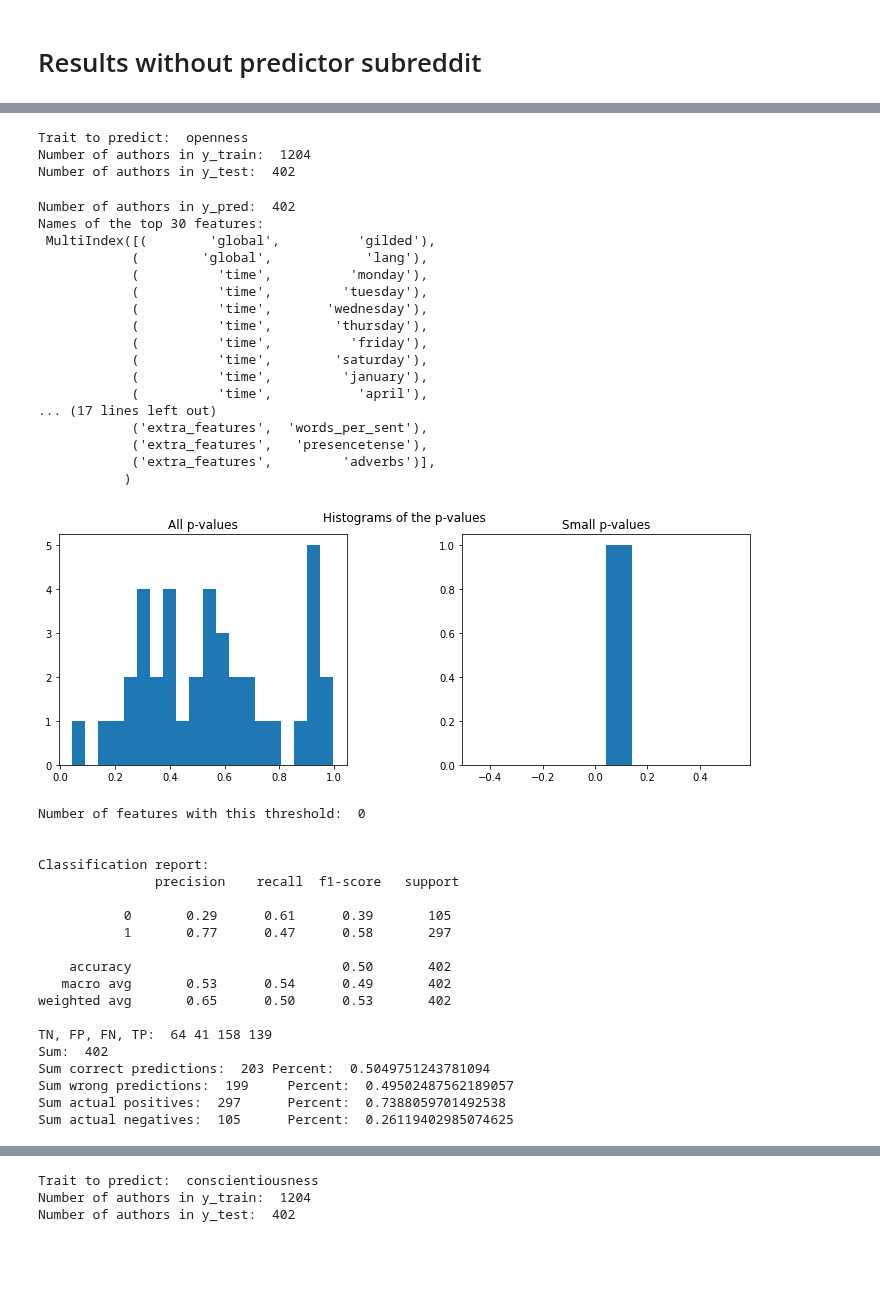
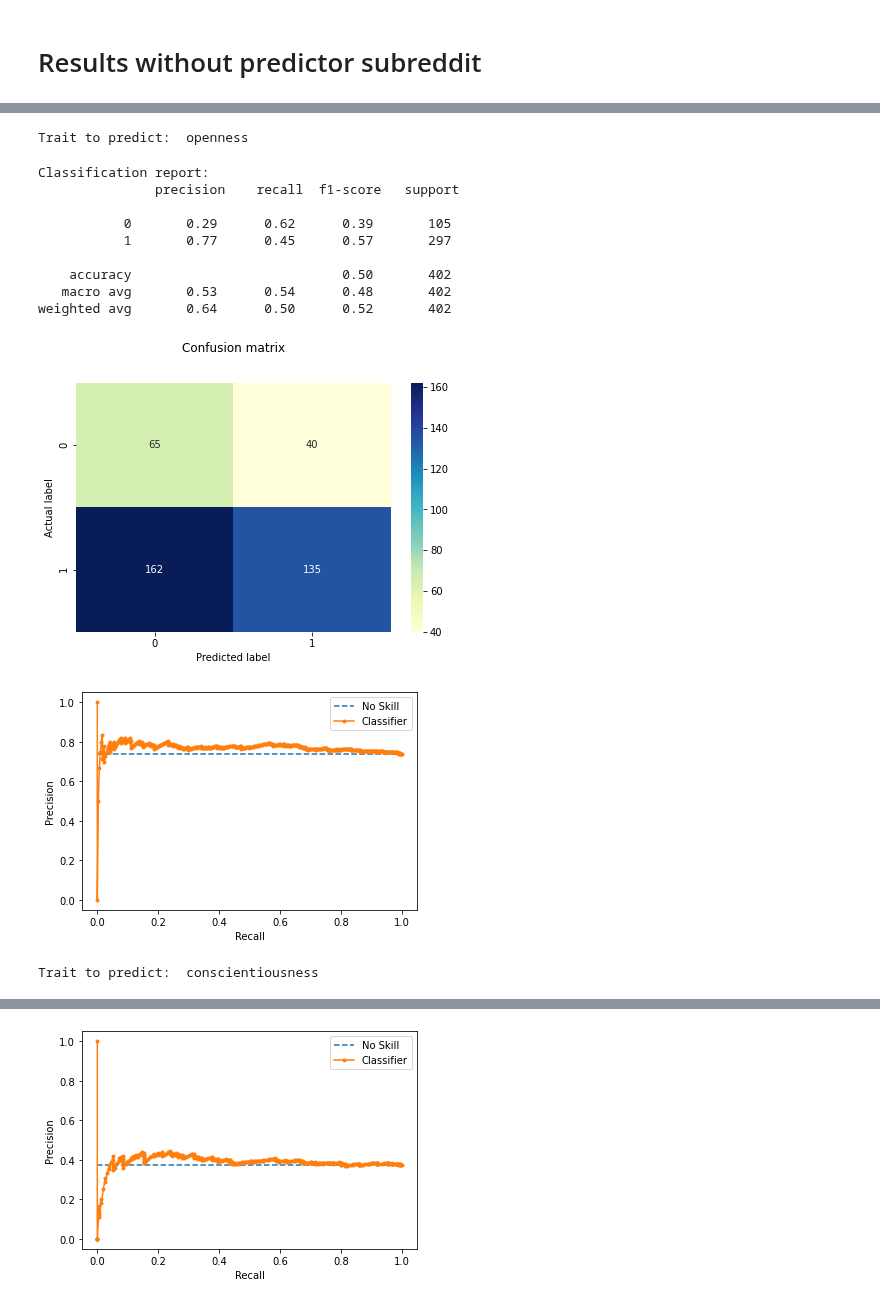
Before and after one commit to sophiasylvester/Big5-NLP, a Jupyter notebook: classifier.ipynb, the cells around one changed output, grey strips where cells are left out. Drawn from its saved outputs; the diff is of its cells as text; code cells hidden in the pictures; blank space fills up the shorter version.

Commit message:
fixed error in classifier assignment, implement perceptron, add short version for wrapper, add distribution of trait values in classes

```diff
--- a/classifier.ipynb
+++ b/classifier.ipynb
@@ -353,21 +368,22 @@ Larger values on the y-axis of the plot indicate higher true positives and lower
 # %% [markdown]
 ## Create and print confusion matrix
 # %%
-def create_cnfmatrix(y_test, y_pred, plotting=True):
+def create_cnfmatrix(y_test, y_pred, plotting, detailed):
     cnfpipe_matrix = metrics.confusion_matrix(y_test, y_pred)
 #     print(cnfpipe_matrix)
 #     disp = metrics.ConfusionMatrixDisplay(confusion_matrix=cnfpipe_matrix)
 #     disp.plot()
-    tn, fp, fn, tp = metrics.confusion_matrix(y_test, y_pred).ravel()
-    sumpositive = tp + fn
-    sumnegative = fp + tn
-    sumcorrect = tp + tn
-    sumwrong = fp + fn
-    sumall = tn+fp+fn+tp
-    print("TN, FP, FN, TP: ", tn, fp, fn, tp, "\nSum: ", sumall, "\nSum correct predictions: ",
-          sumcorrect, "Percent: ", sumcorrect/sumall, "\nSum wrong predictions: ", sumwrong, "\tPercent: ",
-          sumwrong/sumall, "\nSum actual positives: ", sumpositive, "\tPercent: ", sumpositive/sumall,
-          "\nSum actual negatives: ", sumnegative, "\tPercent: ", sumnegative/sumall)
+    if detailed:
+        tn, fp, fn, tp = metrics.confusion_matrix(y_test, y_pred).ravel()
+        sumpositive = tp + fn
+        sumnegative = fp + tn
+        sumcorrect = tp + tn
+        sumwrong = fp + fn
+        sumall = tn+fp+fn+tp
+        print("TN, FP, FN, TP: ", tn, fp, fn, tp, "\nSum: ", sumall, "\nSum correct predictions: ",
+              sumcorrect, "Percent: ", sumcorrect/sumall, "\nSum wrong predictions: ", sumwrong, "\tPercent: ",
+              sumwrong/sumall, "\nSum actual positives: ", sumpositive, "\tPercent: ", sumpositive/sumall,
+              "\nSum actual negatives: ", sumnegative, "\tPercent: ", sumnegative/sumall)
 
     if plotting:
         %matplotlib inline
@@ -979,43 +855,16 @@ Names of the top 30 features:
 # %%
-classify(smalldf, 'binary', plotting=True)
+classify(smalldf, 'log', 'binary', plotting=True, weighted=True, detailed=False)
 # %% [output]
 Trait to predict:  openness
-Number of authors in y_train:  1204
-Number of authors in y_test:  402
-Number of authors in y_pred:  402
-Names of the top 30 features:
- MultiIndex([(        'global',          'gilded'),
-            (        'global',            'lang'),
-            (          'time',          'monday'),
-            (          'time',         'tuesday'),
-            (          'time',       'wednesday'),
-            (          'time',        'thursday'),
-            (          'time',          'friday'),
-            (          'time',        'saturday'),
-            (          'time',         'january'),
-            (          'time',           'april'),
-... (17 lines left out)
-            ('extra_features',  'words_per_sent'),
-            ('extra_features',   'presencetense'),
-            ('extra_features',         'adverbs')],
-           )
+Classification report:
+               precision    recall  f1-score   support
+
+           0       0.29      0.62      0.39       105
+           1       0.77      0.45      0.57       297
+
+    accuracy                           0.50       402
+   macro avg       0.53      0.54      0.48       402
+weighted avg       0.64      0.50      0.52       402
-[figure, old version]
+[figure, new version]
+[figure, new version]
-Number of features with this threshold:  0
-
-
-Classification report:
-               precision    recall  f1-score   support
-
-           0       0.29      0.61      0.39       105
-           1       0.77      0.47      0.58       297
-
-    accuracy                           0.50       402
-   macro avg       0.53      0.54      0.49       402
-weighted avg       0.65      0.50      0.53       402
-
-TN, FP, FN, TP:  64 41 158 139
-Sum:  402
-Sum correct predictions:  203 Percent:  0.5049751243781094
-Sum wrong predictions:  199     Percent:  0.49502487562189057
-Sum actual positives:  297      Percent:  0.7388059701492538
-Sum actual negatives:  105      Percent:  0.26119402985074625
+Trait to predict:  conscientiousness
@@ -1024,3 +881 @@ Sum actual negatives:  105      Percent:  0.26119402985074625
-Trait to predict:  conscientiousness
-Number of authors in y_train:  1204
-Number of authors in y_test:  402
+[figure, new version]
```
Also changed, not shown: parts of 28 cells of this notebook.
